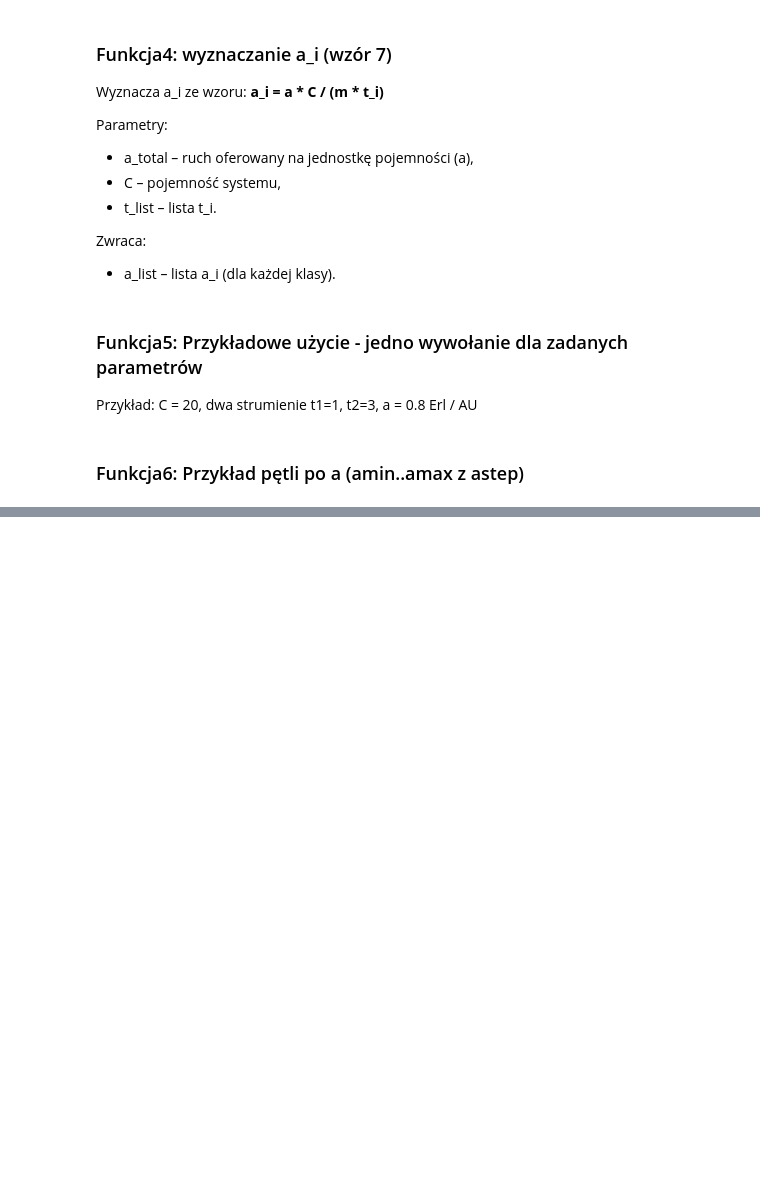
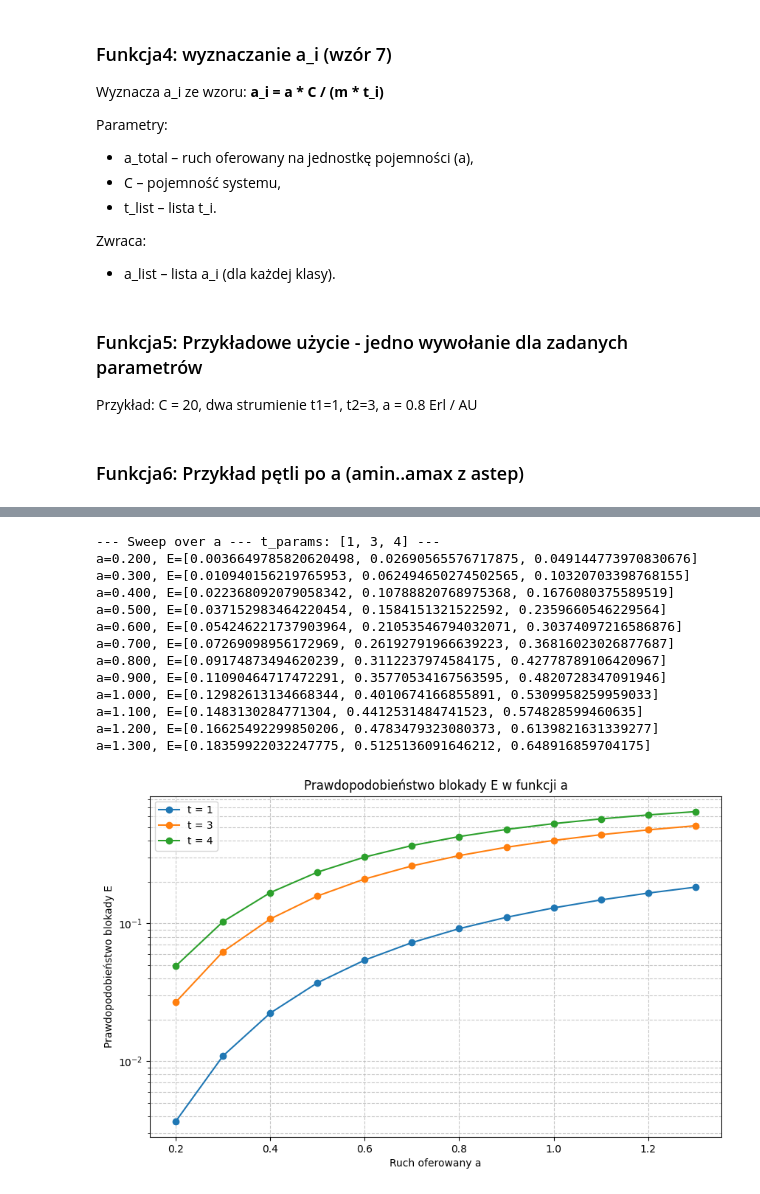
Before and after one commit to marcelbiezunski/projektowanie_sieci_telekomunikacyjnych, a Jupyter notebook: cwiczenia2.ipynb, the cells around one changed output, grey strips where cells are left out. Drawn from its saved outputs; the diff is of its cells as text; code cells hidden in the pictures; blank space fills up the shorter version.

```diff
--- a/cwiczenia2.ipynb
+++ b/cwiczenia2.ipynb
@@ -224,0 +298,49 @@ a=1.300, E=[0.2658150780434127, 0.49332583754803383]
+# %%
+if __name__ == "__main__":
+
+    t_params = [1, 3, 4]
+
+    print(f"\n--- Sweep over a --- t_params: {t_params} ---")
+    a_values, E_matrix = sweep_over_a(
+        amin=0.2,
+        amax=1.3,
+        astep=0.1,
+        C=10,
+        t_list=t_params
+    )
+
+    plt.figure(figsize=(10, 6))
+
+    for i, t_val in enumerate(t_params):
+        y_values = [row[i] for row in E_matrix]
+        plt.plot(
+            a_values,
+            y_values,
+            marker='o',
+            linestyle='-',
+            label=f't = {t_val}'
+        )
+
+    plt.title('Prawdopodobieństwo blokady E w funkcji a')
+    plt.xlabel('Ruch oferowany a')
+    plt.ylabel('Prawdopodobieństwo blokady E')
+    plt.yscale('log')
+    plt.grid(True, which="both", linestyle='--', alpha=0.7)
+    plt.legend()
+
+    plt.show()
+# %% [output]
+--- Sweep over a --- t_params: [1, 3, 4] ---
+a=0.200, E=[0.0036649785820620498, 0.02690565576717875, 0.049144773970830676]
+a=0.300, E=[0.010940156219765953, 0.062494650274502565, 0.10320703398768155]
+a=0.400, E=[0.022368092079058342, 0.10788820768975368, 0.1676080375589519]
+a=0.500, E=[0.037152983464220454, 0.1584151321522592, 0.2359660546229564]
+a=0.600, E=[0.054246221737903964, 0.21053546794032071, 0.30374097216586876]
+a=0.700, E=[0.07269098956172969, 0.26192791966639223, 0.36816023026877687]
+a=0.800, E=[0.09174873494620239, 0.3112237974584175, 0.42778789106420967]
+a=0.900, E=[0.11090464717472291, 0.35770534167563595, 0.4820728347091946]
+a=1.000, E=[0.12982613134668344, 0.4010674166855891, 0.5309958259959033]
+a=1.100, E=[0.1483130284771304, 0.4412531484741523, 0.574828599460635]
+a=1.200, E=[0.16625492299850206, 0.4783479323080373, 0.6139821631339277]
+a=1.300, E=[0.18359922032247775, 0.5125136091646212, 0.648916859704175]
+[figure, added]
```
Also changed, not shown: parts of 4 cells of this notebook, 5 other files.
